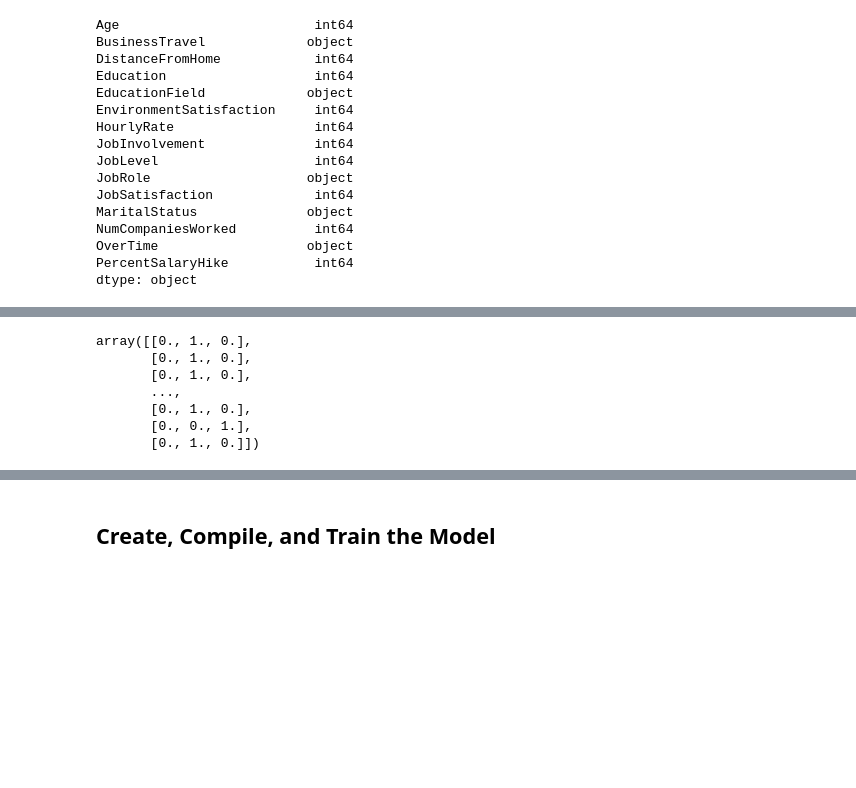
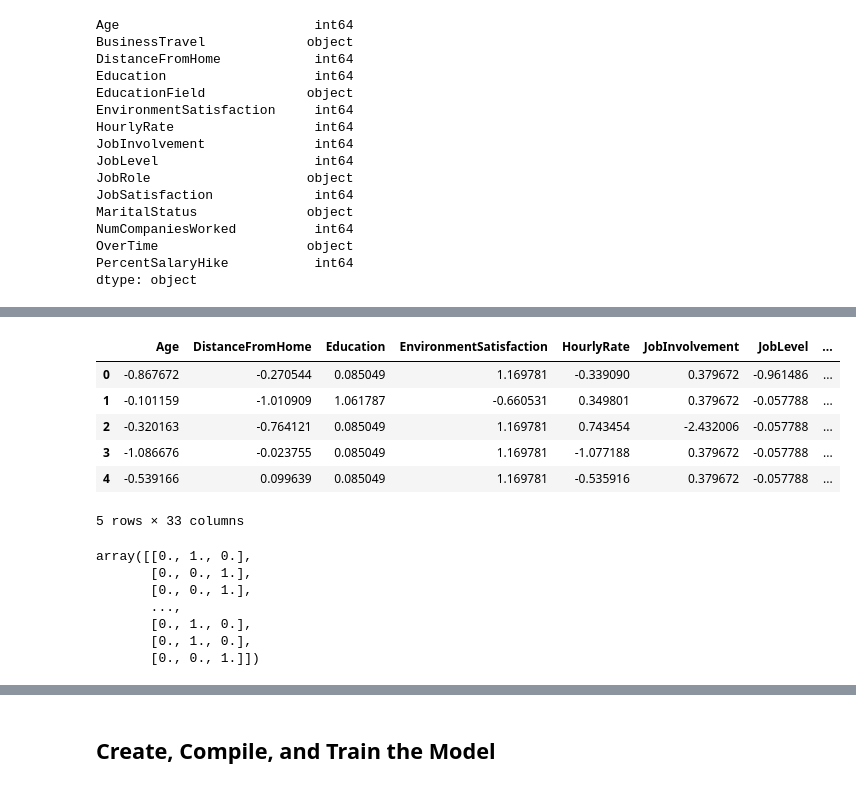
Before and after one commit to McPhersonTrk/neural-network-challenge-2, a Jupyter notebook: attrition.ipynb, the cells around one changed output, grey strips where cells are left out. Cells and saved outputs as stored; diff of their text form; code cells hidden in the pictures; blank space fills up the shorter version.

```diff
--- a/attrition.ipynb
+++ b/attrition.ipynb
@@ -109,8 +185,14 @@ Name: OverTime, dtype: int64
 # %%
+from sklearn.preprocessing import StandardScaler
+# train test split
+X_train,X_test,y_train,y_test=train_test_split(X_df_encoded,y_df,random_state=42)
+
 # Create a StandardScaler
-
-
+StandardScaler=StandardScaler()
 # Fit the StandardScaler to the training data
-
-
+scaled_X_df=StandardScaler.fit(X_df_encoded)
 # Scale the training and testing data
+X_train_scaled=StandardScaler.transform(X_train)
+X_test_scaled=StandardScaler.transform(X_test)
+X_train_scaled
+#X_test_scaled
@@ -117,17 +213,31 @@ Name: OverTime, dtype: int64
+# %%
+# Create a dataframe with the scaled data
+X_train_scaled_df=pd.DataFrame(X_train_scaled,columns=X_train.columns)
+X_test_scaled_df=pd.DataFrame(X_test_scaled,columns=X_test.columns)
+X_train_scaled_df.head()
+# %% [output]
+|  | Age | DistanceFromHome | Education | EnvironmentSatisfaction | HourlyRate | JobInvolvement | JobLevel | ... |
+| 0 | -0.867672 | -0.270544 | 0.085049 | 1.169781 | -0.339090 | 0.379672 | -0.961486 | ... |
+| 1 | -0.101159 | -1.010909 | 1.061787 | -0.660531 | 0.349801 | 0.379672 | -0.057788 | ... |
+| 2 | -0.320163 | -0.764121 | 0.085049 | 1.169781 | 0.743454 | -2.432006 | -0.057788 | ... |
+| 3 | -1.086676 | -0.023755 | 0.085049 | 1.169781 | -1.077188 | 0.379672 | -0.057788 | ... |
+| 4 | -0.539166 | 0.099639 | 0.085049 | 1.169781 | -0.535916 | 0.379672 | -0.057788 | ... |
+5 rows × 33 columns
 # %%
+from sklearn.preprocessing import OneHotEncoder
 # Create a OneHotEncoder for the Department column
-
-
+yD_encoder = OneHotEncoder(sparse_output=False)
 # Fit the encoder to the training data
-
-
 # Create two new variables by applying the encoder
 # to the training and testing data
+yD_encoded_train= yD_encoder.fit_transform(y_train[['Department']])
+yD_encoded_test= yD_encoder.fit_transform(y_test[['Department']])
+yD_encoded_train
 # %% [output]
 array([[0., 1., 0.],
+       [0., 0., 1.],
+       [0., 0., 1.],
+       ...,
        [0., 1., 0.],
        [0., 1., 0.],
-       ...,
-       [0., 1., 0.],
-       [0., 0., 1.],
-       [0., 1., 0.]])
+       [0., 0., 1.]])
```
Also changed, not shown: parts of 21 cells of this notebook, 1 other file.
